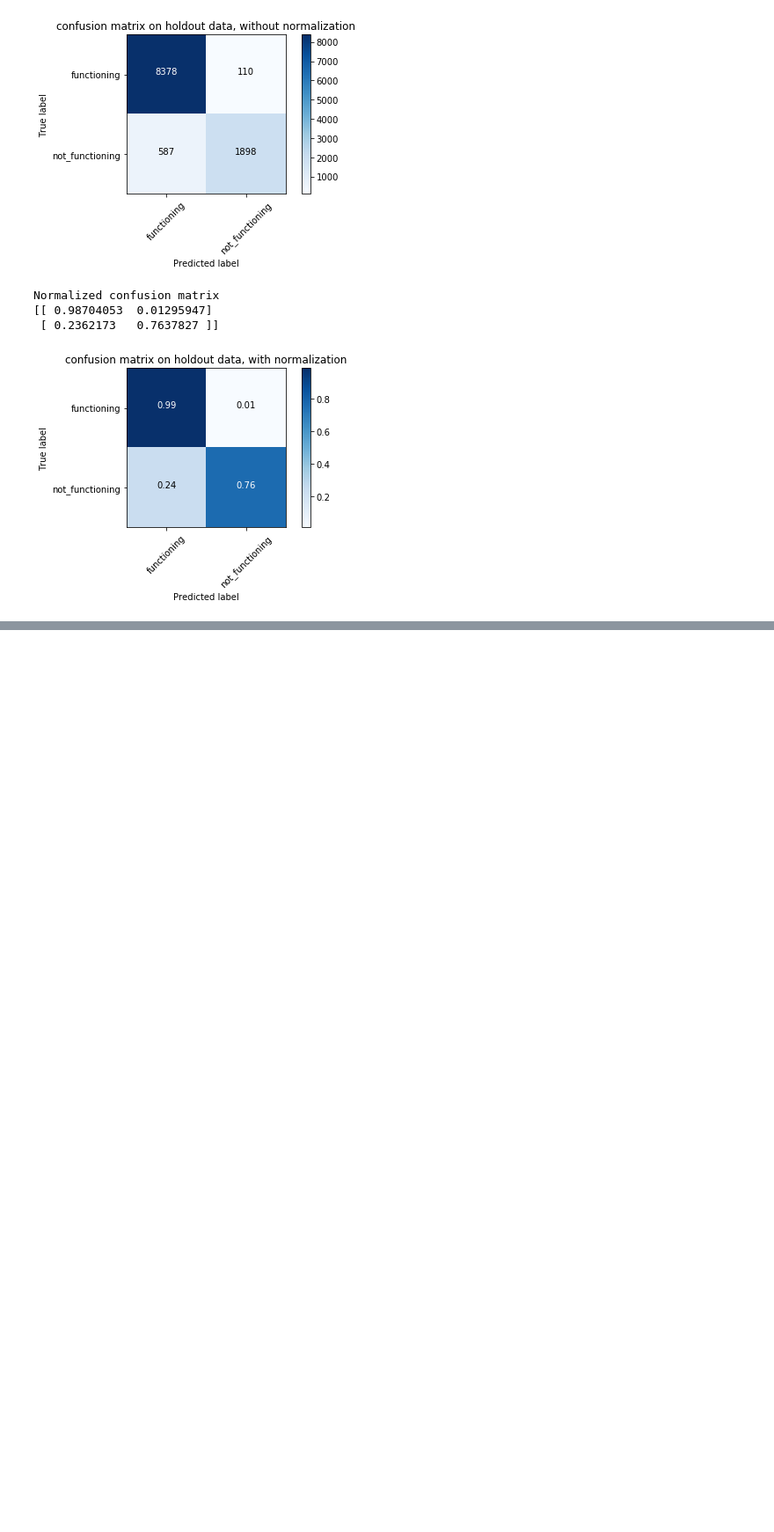
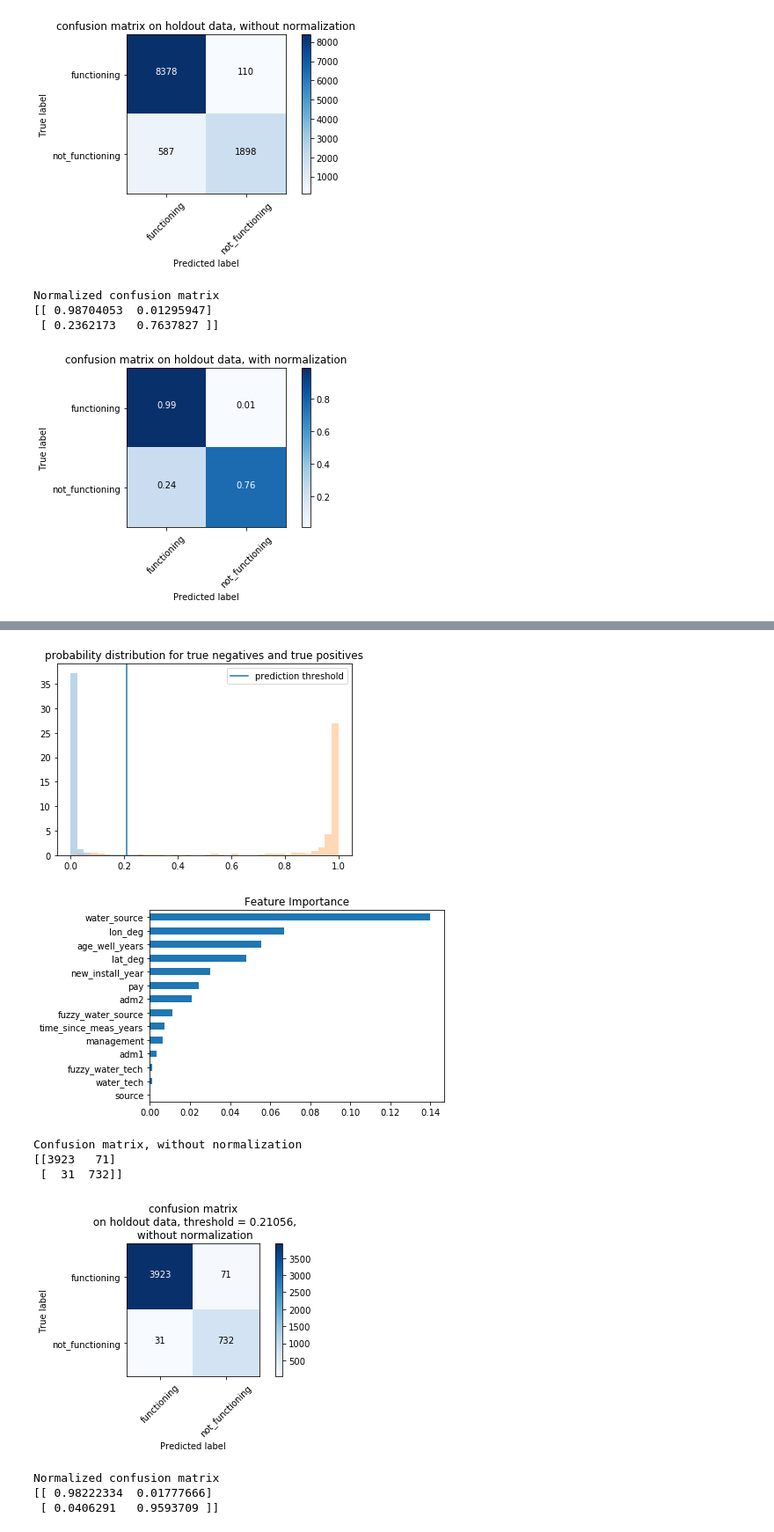
Before and after one commit to dan-watson-ucb/Capstone_Water_Access, a Jupyter notebook: Prediction Summary/Summarize Data Final.ipynb, the cells around one changed output, grey strips where cells are left out. Shown at 88% size. Cells and saved outputs as stored; diff of their text form; code cells hidden in the pictures; blank space fills up the shorter version.

```diff
--- a/Prediction Summary/Summarize Data Final.ipynb
+++ b/Prediction Summary/Summarize Data Final.ipynb
@@ -66,0 +80,12 @@ Normalized confusion matrix
+# %%
+plot_perm_and_conmat('Swaziland',df, features, model_swaz,0.21056,probs1)
+# %% [output]
+[figure, added]
+[figure, added]
+Confusion matrix, without normalization
+[[3923   71]
+ [  31  732]]
+[figure, added]
+Normalized confusion matrix
+[[ 0.98222334  0.01777666]
+ [ 0.0406291   0.9593709 ]]
```
Also changed, not shown: parts of 65 cells of this notebook.
